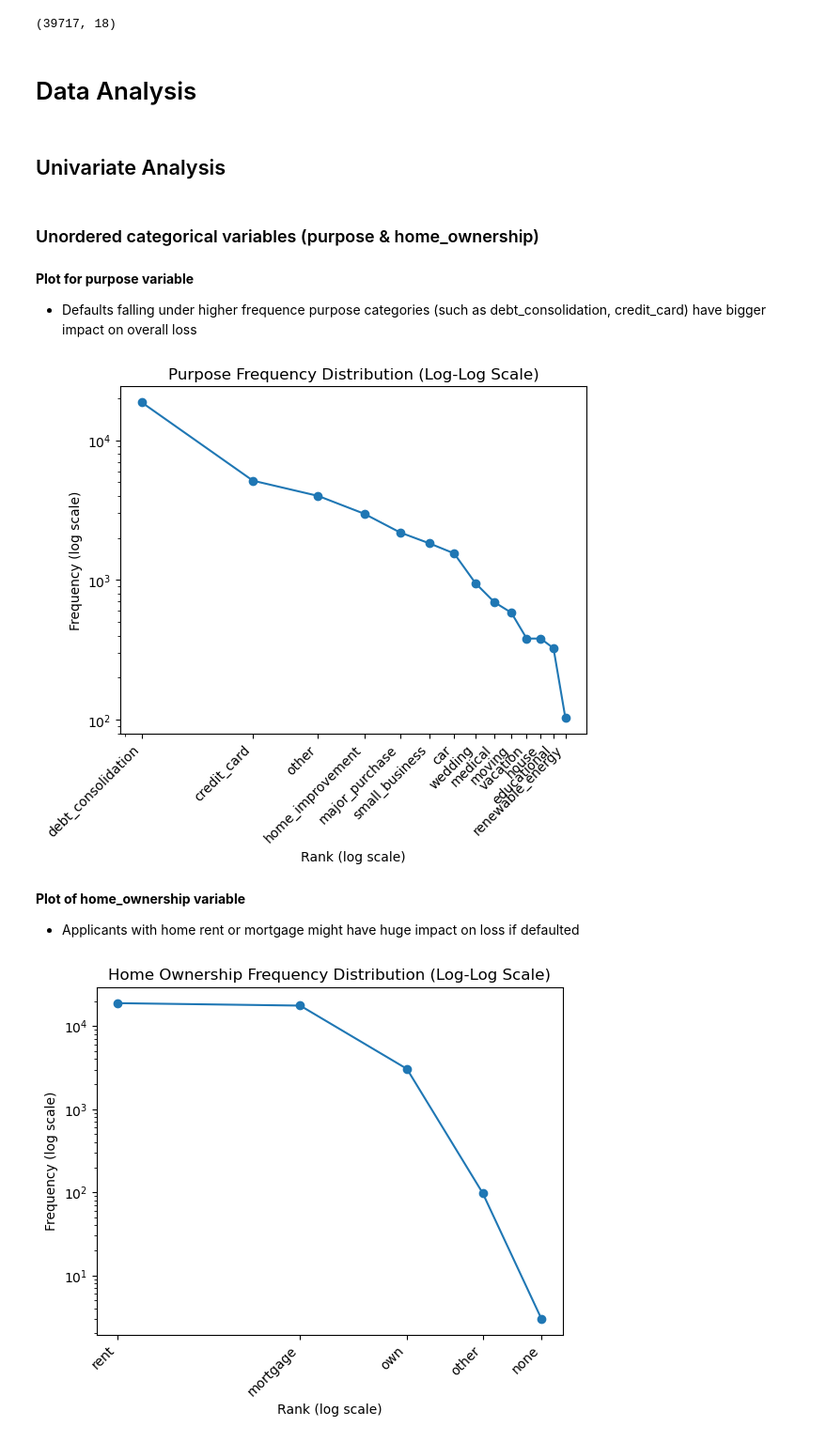
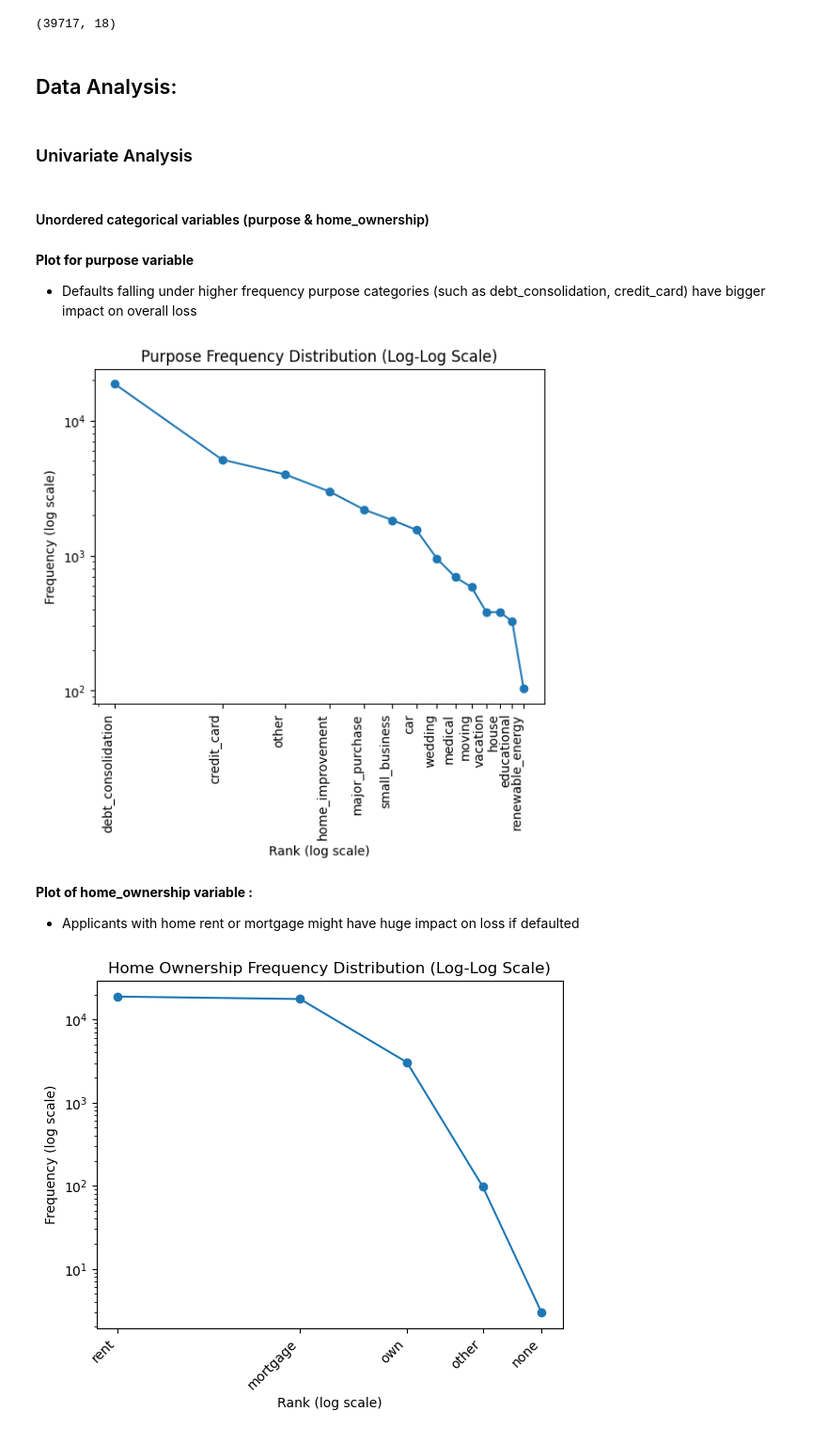
Before and after one commit to NNirola/LendingClubCaseStudy-1, a Jupyter notebook: Group_Facilitator_Name.ipynb, the cells around one changed output. Shown at 94% size. Cells and saved outputs as stored; diff of their text form; code cells hidden in the pictures.

```diff
--- a/Group_Facilitator_Name.ipynb
+++ b/Group_Facilitator_Name.ipynb
@@ -335,32 +367,31 @@ df_loan.shape
 # %% [output]
 (39717, 18)
 # %% [markdown]
-# Data Analysis
+## Data Analysis:
 # %% [markdown]
-## Univariate Analysis
+### Univariate Analysis
 # %% [markdown]
-### Unordered categorical variables (purpose & home_ownership)
+#### Unordered categorical variables (purpose & home_ownership)
 # %% [markdown]
 **Plot for purpose variable**
-- Defaults falling under higher frequence purpose categories (such as debt_consolidation, credit_card) have bigger impact on overall loss
+- Defaults falling under higher frequency purpose categories (such as debt_consolidation, credit_card) have bigger impact on overall loss
 # %%
 # Plot the frequency distribution of loan purposes on a log-log scale
 freq = df_loan['purpose'].value_counts()
 ranks = range(1, len(freq) + 1)
-
 plt.figure()
 plt.plot(ranks, freq.values, marker = 'o')
 plt.xscale('log')
 plt.yscale('log')
 plt.title('Purpose Frequency Distribution (Log-Log Scale)')
 plt.xlabel('Rank (log scale)')
 plt.ylabel('Frequency (log scale)')
-plt.xticks(ranks, freq.index, rotation=45, ha='right')
+plt.xticks(ranks, freq.index, rotation=90, ha='right')
 plt.show()
 # %% [output]
-[figure, old version]
+[figure, new version]
 # %% [markdown]
-**Plot of home_ownership variable**
+**Plot of home_ownership variable :**
 - Applicants with home rent or mortgage might have huge impact on loss if defaulted
 # %%
 # Plot the frequency distribution of home ownership on a log-log scale
```
Also changed, not shown: parts of 54 cells of this notebook.
